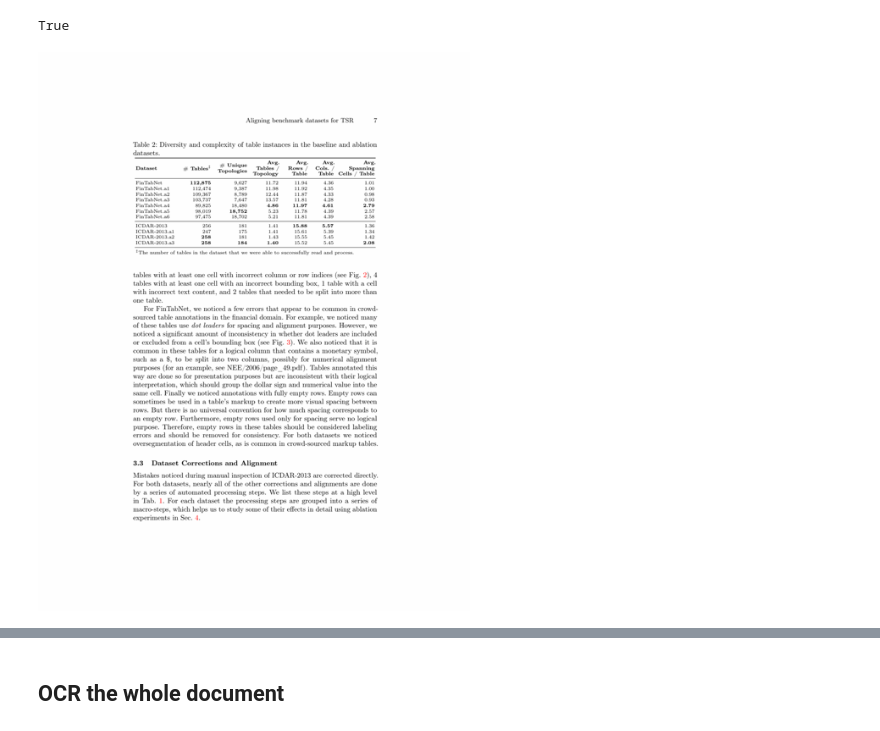
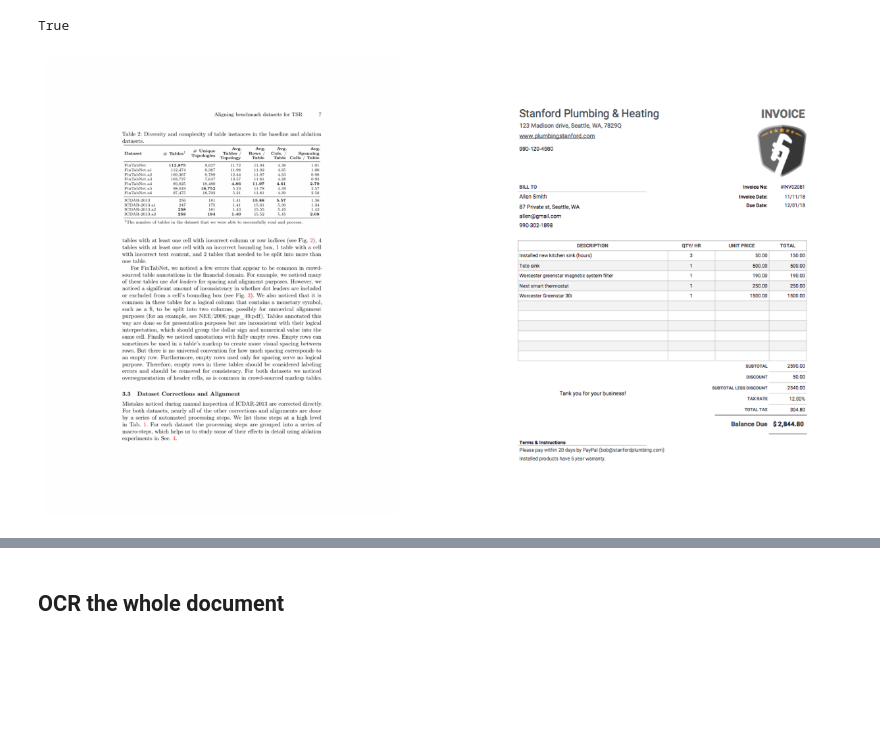
Before and after one commit to Martin-Labenne/table-transformer-demo, a Jupyter notebook: table-transformer-demo.ipynb, the cells around one changed output, grey strips where cells are left out. Saved outputs shown, nothing was run; the diff lists cells and outputs as text; code cells hidden in the pictures; blank space fills up the shorter version.

````diff
--- a/table-transformer-demo.ipynb
+++ b/table-transformer-demo.ipynb
@@ -31,15 +32,29 @@ table_extraction_pipeline = PretrainTableExtractionPipeline(
     det_model=TABLE_DETECTION_MODEL,
     str_model=TABLE_STRUCTURE_MODEL
 )
+# %%
+def resize_img(image: Image, factor: float):
+    width, height = image.size
+    return image.resize((int(factor*width), (int(factor*height))))
+
+def side_by_side_plot(img1, img2):
+    f, axarr = plt.subplots(1, 2, figsize=(16,9))
+    axarr[0].imshow( img1 )
+    axarr[1].imshow( img2 )
+
+    axarr[1].axis('off')
+    axarr[0].axis('off')
+    plt.show()
 # %%
-img_file = f'2303_00716.jpg'
+invoice_img_file_name = 'Sample-Invoice-printable.jpg'
+paper_img_file_name = '2303_00716.jpg'
 
-image = Image.open(img_file).convert("RGB")
-width, height = image.size
+paper_image = Image.open(paper_img_file_name).convert('RGB')
+invoice_image = Image.open(invoice_img_file_name).convert('RGB')
 
-display(image.resize((int(0.4*width), (int(0.4*height)))))
+side_by_side_plot(paper_image, invoice_image)
 # %% [output]
-[figure, old version]
+[figure, new version]
 # %% [markdown]
 `tokens` is expected to be a list of dictionaries containing a list of words and their bounding boxes in image coordinates. It is assumed to be sorted in reading order. The format for tokens is:
 ```python
````
Also changed, not shown: parts of 7 cells of this notebook, 1 other file.
